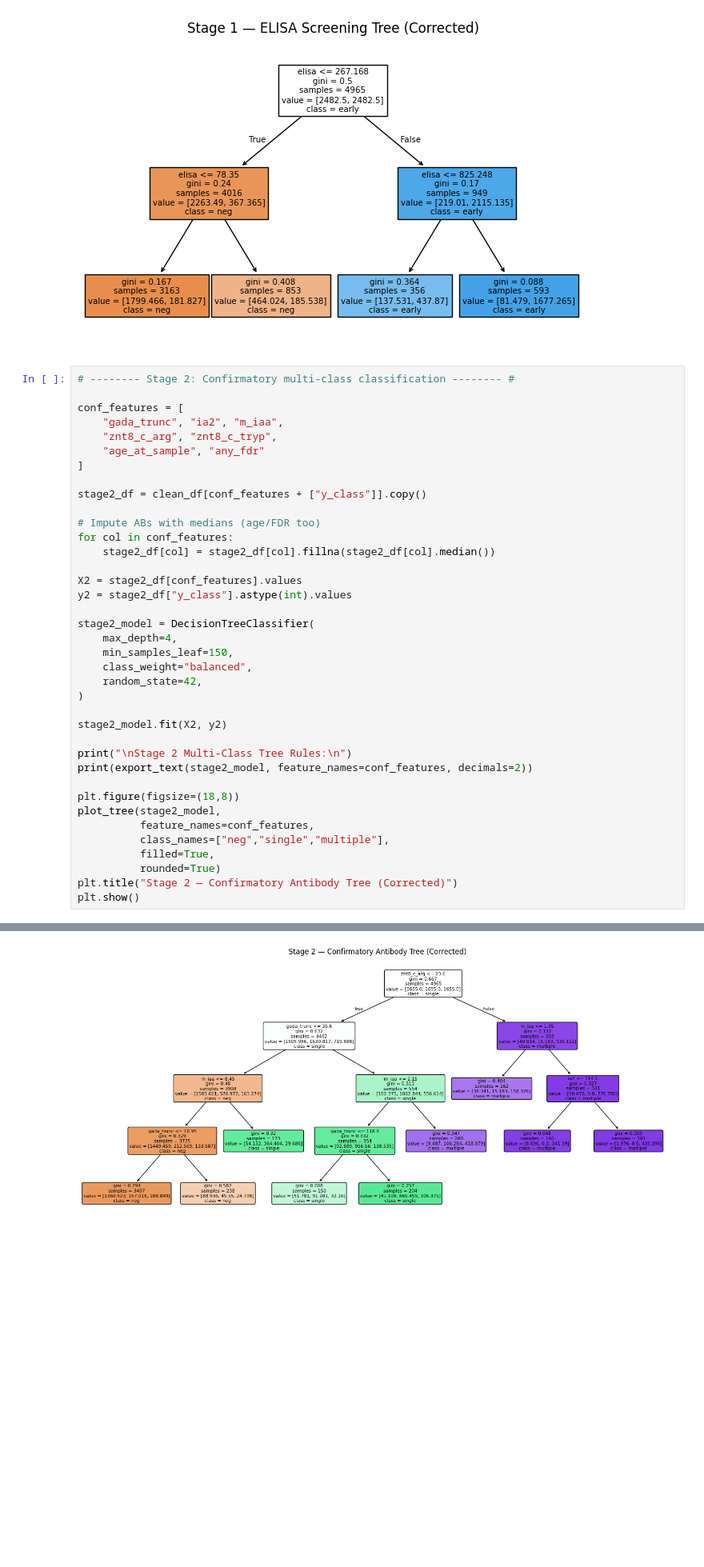
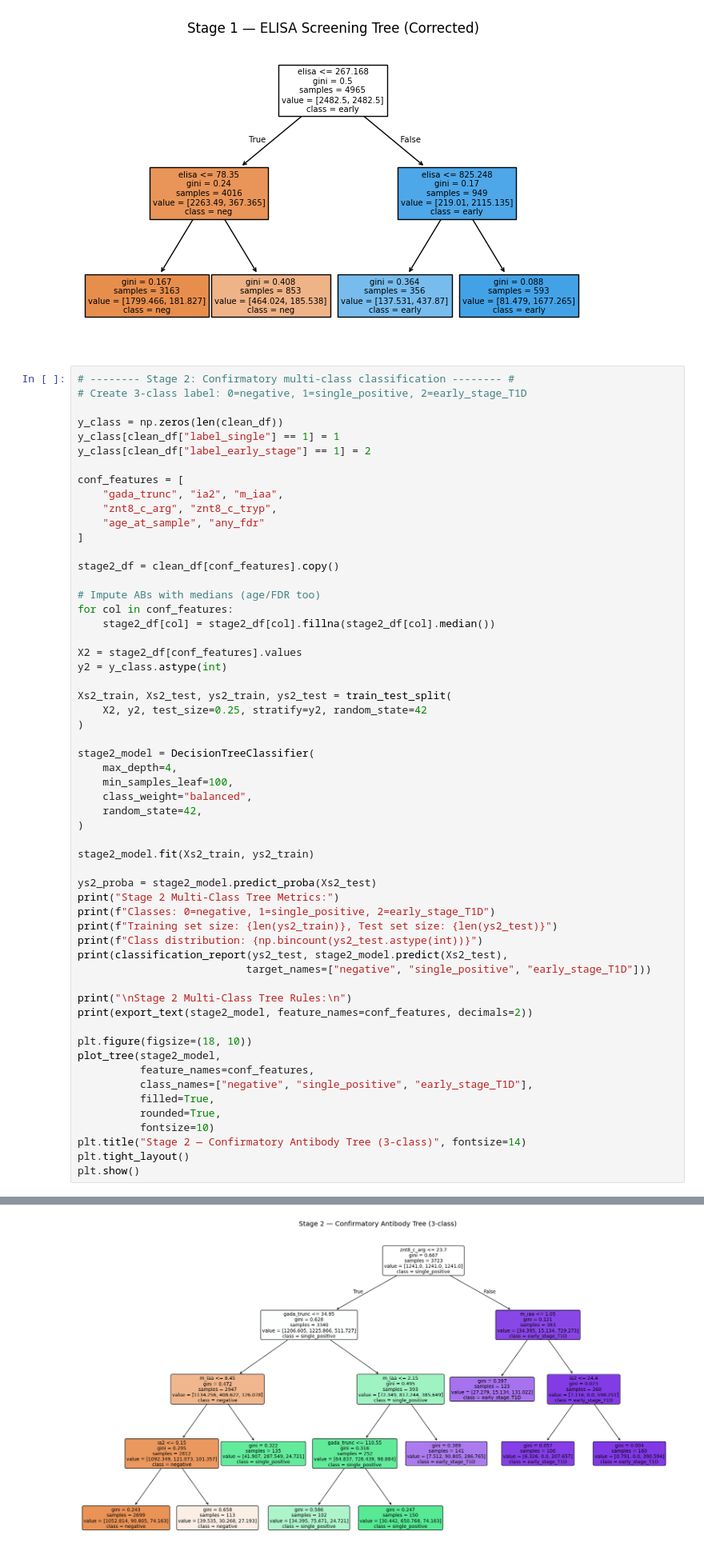
Before and after one commit to raeesay/t1d-early-screening, a Jupyter notebook: dataset1/regression.ipynb, the cells around one changed output, grey strips where cells are left out. Shown at 80% size. Cells and saved outputs as stored; diff of their text form; blank space fills up the shorter version.

Commit message:
Decision tree fix and eval

```diff
--- a/dataset1/regression.ipynb
+++ b/dataset1/regression.ipynb
@@ -1809,6 +1809,11 @@ Stage 1 Screening Tree Rules:
 [figure]
 # %%
 # -------- Stage 2: Confirmatory multi-class classification -------- #
+# Create 3-class label: 0=negative, 1=single_positive, 2=early_stage_T1D
+
+y_class = np.zeros(len(clean_df))
+y_class[clean_df["label_single"] == 1] = 1
+y_class[clean_df["label_early_stage"] == 1] = 2
 
 conf_features = [
     "gada_trunc", "ia2", "m_iaa",
@@ -1816,33 +1821,47 @@ conf_features = [
     "age_at_sample", "any_fdr"
 ]
 
-stage2_df = clean_df[conf_features + ["y_class"]].copy()
+stage2_df = clean_df[conf_features].copy()
 
 # Impute ABs with medians (age/FDR too)
 for col in conf_features:
     stage2_df[col] = stage2_df[col].fillna(stage2_df[col].median())
 
 X2 = stage2_df[conf_features].values
-y2 = stage2_df["y_class"].astype(int).values
+y2 = y_class.astype(int)
+
+Xs2_train, Xs2_test, ys2_train, ys2_test = train_test_split(
+    X2, y2, test_size=0.25, stratify=y2, random_state=42
+)
 
 stage2_model = DecisionTreeClassifier(
     max_depth=4,
-    min_samples_leaf=150,
+    min_samples_leaf=100,
     class_weight="balanced",
     random_state=42,
 )
 
-stage2_model.fit(X2, y2)
+stage2_model.fit(Xs2_train, ys2_train)
+
+ys2_proba = stage2_model.predict_proba(Xs2_test)
+print("Stage 2 Multi-Class Tree Metrics:")
+print(f"Classes: 0=negative, 1=single_positive, 2=early_stage_T1D")
+print(f"Training set size: {len(ys2_train)}, Test set size: {len(ys2_test)}")
+print(f"Class distribution: {np.bincount(ys2_test.astype(int))}")
+print(classification_report(ys2_test, stage2_model.predict(Xs2_test),
+                           target_names=["negative", "single_positive", "early_stage_T1D"]))
 
 print("\nStage 2 Multi-Class Tree Rules:\n")
 print(export_text(stage2_model, feature_names=conf_features, decimals=2))
 
-plt.figure(figsize=(18,8))
+plt.figure(figsize=(18, 10))
 plot_tree(stage2_model,
           feature_names=conf_features,
-          class_names=["neg","single","multiple"],
+          class_names=["negative", "single_positive", "early_stage_T1D"],
           filled=True,
-          rounded=True)
-plt.title("Stage 2 — Confirmatory Antibody Tree (Corrected)")
+          rounded=True,
+          fontsize=10)
+plt.title("Stage 2 — Confirmatory Antibody Tree (3-class)", fontsize=14)
+plt.tight_layout()
 plt.show()
 # %% [output]
@@ -1865,5 +1884,5 @@ Stage 2 Multi-Class Tree Rules:
 |   |   |   |--- class: 2
-[figure, old version]
+[figure, new version]
 # %%
 # Save model for future use
 clean_df.to_csv("models/clean_model.csv", index=True)
```
Also changed, not shown: parts of 9 cells of this notebook, 1 other file.
